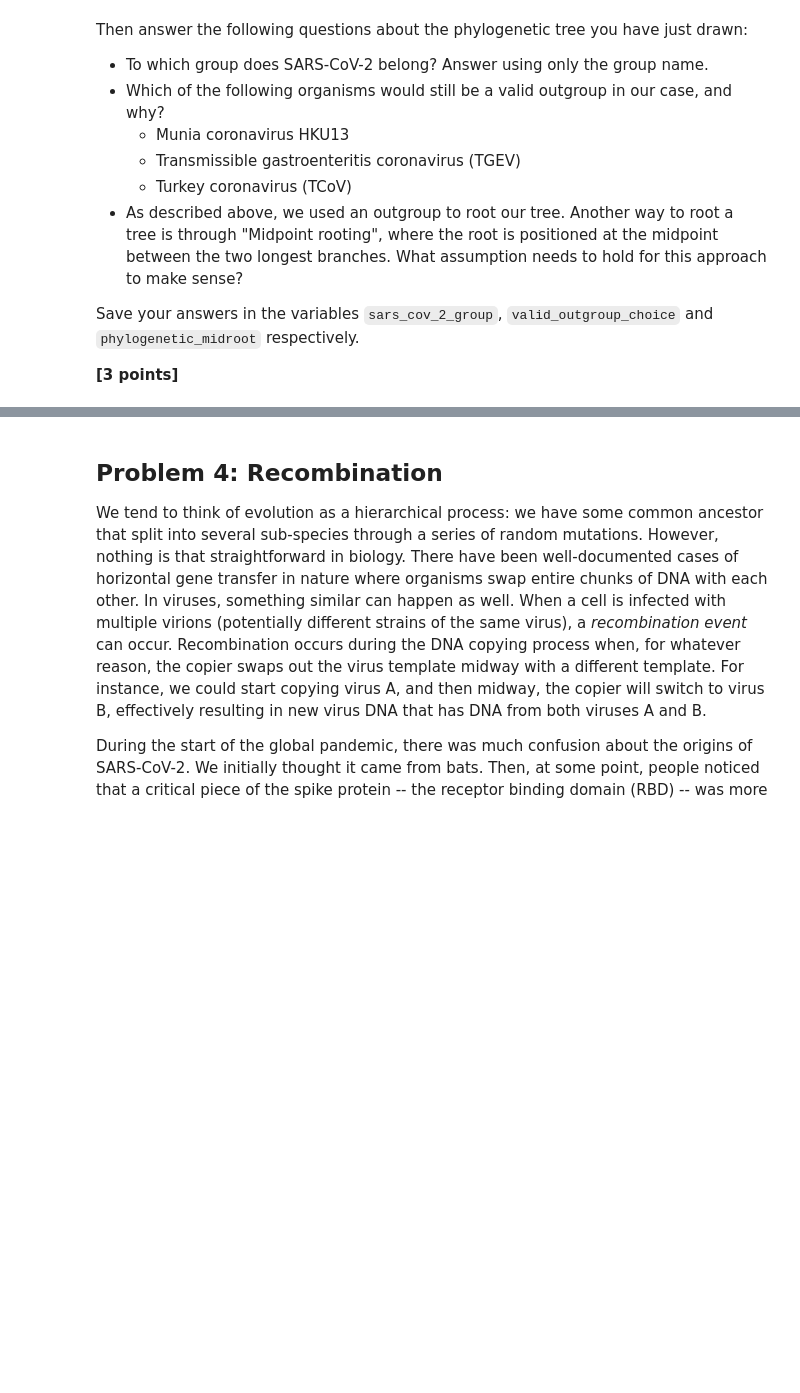
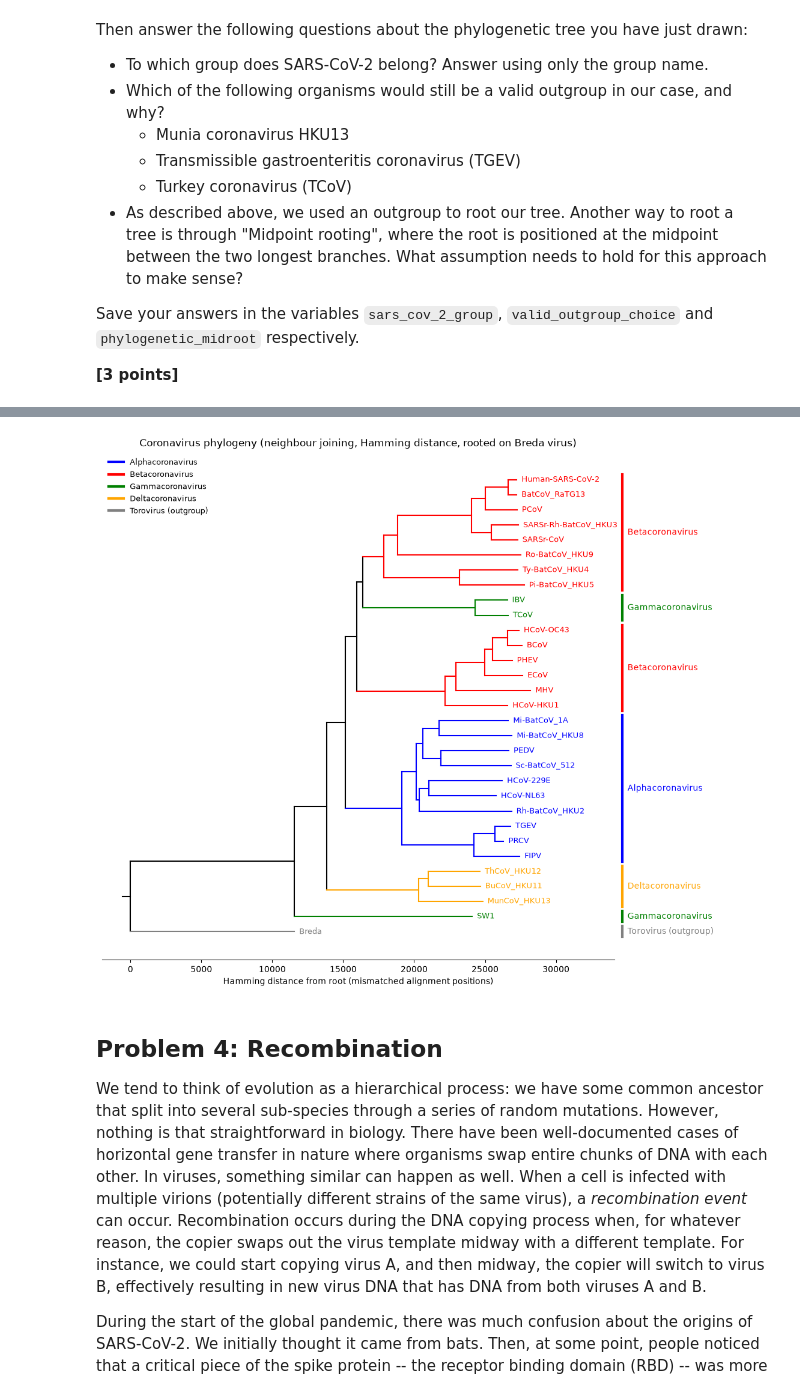
Before and after one commit to ERCC1-XPF/assign_phylo, a Jupyter notebook: phylo_workbook.ipynb, the cells around one changed output, grey strips where cells are left out. Saved outputs shown, nothing was run; the diff lists cells and outputs as text; code cells hidden in the pictures; blank space fills up the shorter version.

Commit message:
problem 3c-d

```diff
--- a/phylo_workbook.ipynb
+++ b/phylo_workbook.ipynb
@@ -207,3 +221,81 @@ children of the new root: internal_15 and Breda|NC_007447.1
+# %%
+# d) Colour the four coronavirus groups using NCBI taxonomy
+
+# Retrieve taxonomy information for all 31 sequences from NCBI
+accessions = [label.split("|")[1] for label in labels]
+handle = Entrez.efetch(db="nucleotide", id=",".join(accessions), rettype="gb", retmode="text")
+
+# Store taxonomy using accession numbers without version suffixes
+taxonomy = {rec.id.split(".")[0]: rec.annotations["taxonomy"] for rec in SeqIO.parse(handle, "genbank")}
+handle.close()
+
+# Classify sequences into four coronavirus genera using NCBI taxonomy
+# Breda virus is classified as a torovirus and used as the outgroup
+GROUPS = ["Alphacoronavirus", "Betacoronavirus", "Gammacoronavirus", "Deltacoronavirus"]
+OUTGROUP = "Torovirus (outgroup)"
+group_colors = {
+    "Alphacoronavirus": "blue",
+    "Betacoronavirus": "red",
+    "Gammacoronavirus": "green",
+    "Deltacoronavirus": "orange",
+    OUTGROUP: "gray",
+}
+
+
+def get_group(label):
+    lineage = taxonomy[label.split("|")[1].split(".")[0]]
+    return next((group for group in GROUPS if group in lineage), OUTGROUP)
+
+
+leaf_group = {label: get_group(label) for label in labels}
+leaf_colors = {label: group_colors[group] for label, group in leaf_group.items()}
+
+# Plot the rooted tree with coloured leaf labels
+fig, ax = plt.subplots(figsize=(11, 11))
+plot_nj_tree(rooted_tree, ax=ax, fontsize=9, label_func=short_name, leaf_colors=leaf_colors)
+
+
+# Add coloured brackets and group names beside the leaf labels
+# Identify consecutive leaves belonging to the same group
+def leaf_order(node):
+    if node.left is None and node.right is None:
+        return [node.name]
+    return leaf_order(node.left) + leaf_order(node.right)
+
+
+runs = []  # [group, first y, last y]
+for y, label in enumerate(leaf_order(rooted_tree)):
+    if runs and runs[-1][0] == leaf_group[label]:
+        runs[-1][2] = y
+    else:
+        runs.append([leaf_group[label], y, y])
+
+# Adjust plot width and position brackets after the leaf labels
+ax.set_xlim(right=ax.get_xlim()[1] * 1.15)
+x_range = ax.get_xlim()[1] - ax.get_xlim()[0]
+fig.canvas.draw()
+to_data = ax.transData.inverted()
+labels_right = max(to_data.transform(t.get_window_extent().get_points())[1, 0] for t in ax.texts)
+bracket_x = labels_right + 0.01 * x_range
+for group, y_start, y_end in runs:
+    ax.plot([bracket_x, bracket_x], [y_start - 0.35, y_end + 0.35], color=group_colors[group], lw=3,
+            clip_on=False)  # draw it even though it is outside the axes
+    ax.text(bracket_x + 0.01 * x_range, (y_start + y_end) / 2, group, color=group_colors[group],
+            fontsize=10, verticalalignment="center")
+
+ax.legend(
+    handles=[Line2D([0], [0], color=col, lw=3, label=group) for group, col in group_colors.items()],
+    loc="upper left", frameon=False, fontsize=9,
+)
+ax.set_title("Coronavirus phylogeny (neighbour joining, Hamming distance, rooted on Breda virus)")
+ax.set_xlabel("Hamming distance from root (mismatched alignment positions)")
+ax.set_yticks([])
+ax.spines["left"].set_visible(False)
+
+plt.savefig('problem3.svg', bbox_inches="tight")
+plt.show()
+# %% [output]
+[figure, added]
 # %%
 sars_cov_2_group = """To which group does SARS-CoV-2 belong? Answer using only the group name."""
 # %%
```
Also changed, not shown: parts of 3 cells of this notebook, 2 other files.
